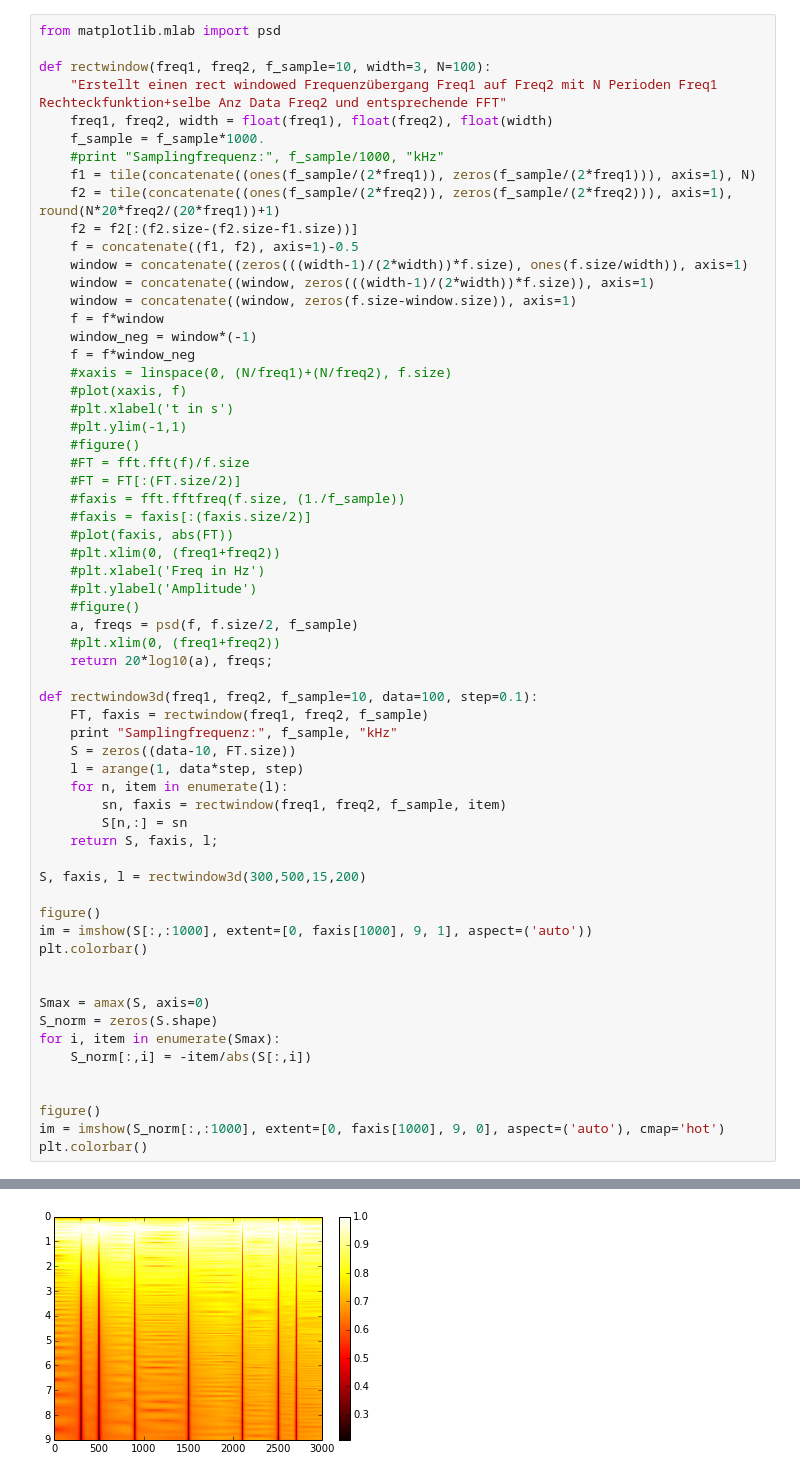
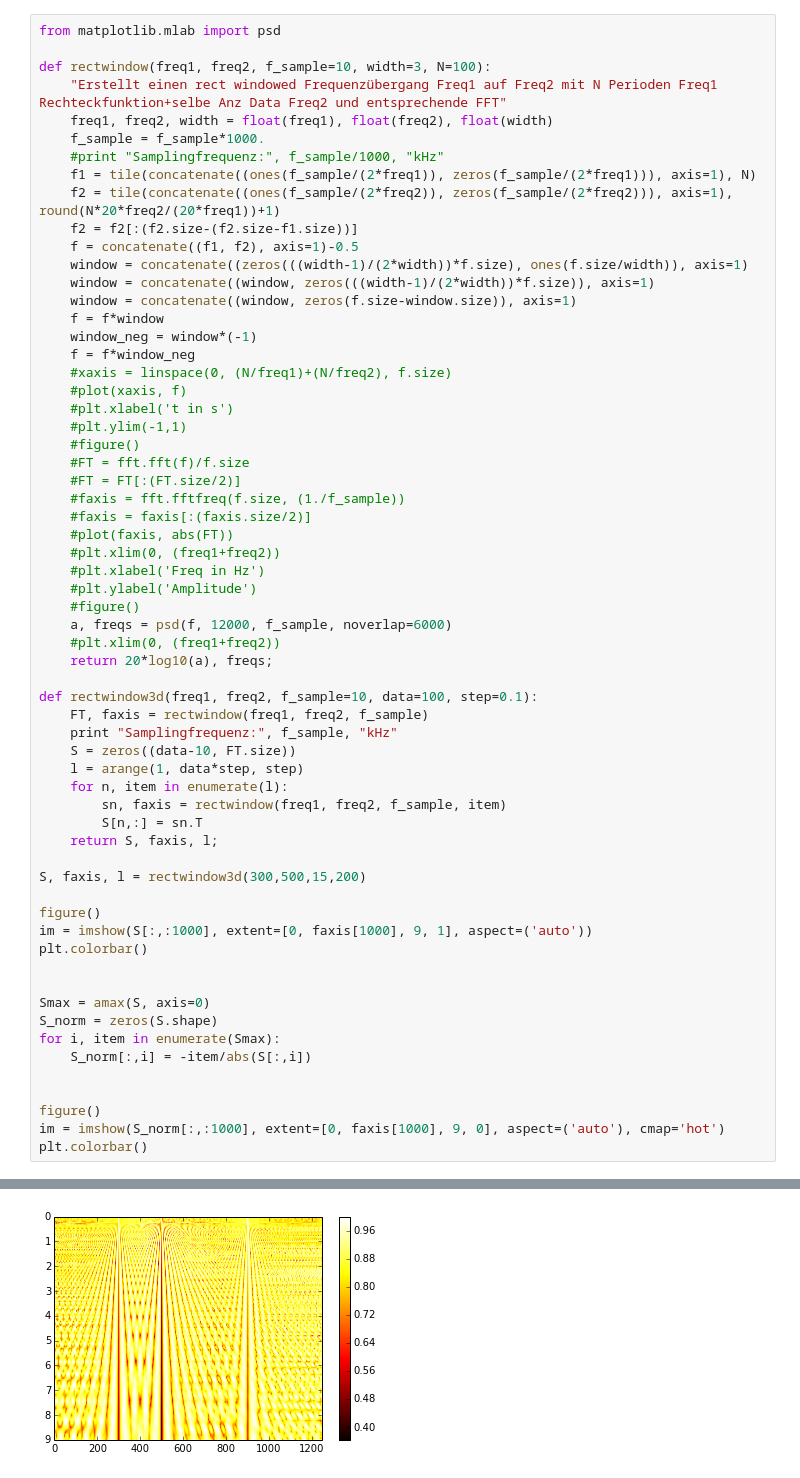
Before and after one commit to wachtlerlab/RWeiss, a Jupyter notebook: Rect-Window 3D.ipynb, the cells around one changed output, grey strips where cells are left out. Saved outputs shown, nothing was run; the diff lists cells and outputs as text.

```diff
--- a/Rect-Window 3D.ipynb
+++ b/Rect-Window 3D.ipynb
@@ -30,7 +30,7 @@ def rectwindow(freq1, freq2, f_sample=10, width=3, N=100):
     #plt.xlabel('Freq in Hz')
     #plt.ylabel('Amplitude')
     #figure()
-    a, freqs = psd(f, f.size/2, f_sample)
+    a, freqs = psd(f, 12000, f_sample, noverlap=6000)
     #plt.xlim(0, (freq1+freq2))
     return 20*log10(a), freqs;
 
@@ -41,7 +41,7 @@ def rectwindow3d(freq1, freq2, f_sample=10, data=100, step=0.1):
     l = arange(1, data*step, step)
     for n, item in enumerate(l):
         sn, faxis = rectwindow(freq1, freq2, f_sample, item)
-        S[n,:] = sn
+        S[n,:] = sn.T
     return S, faxis, l;
 
 S, faxis, l = rectwindow3d(300,500,15,200)
@@ -67,2 +67,2 @@ Samplingfrequenz: 15 kHz
-[figure, old version]
+[figure, new version]
 # %%
```
Also changed, not shown: parts of 2 cells of this notebook, 23 other files.
